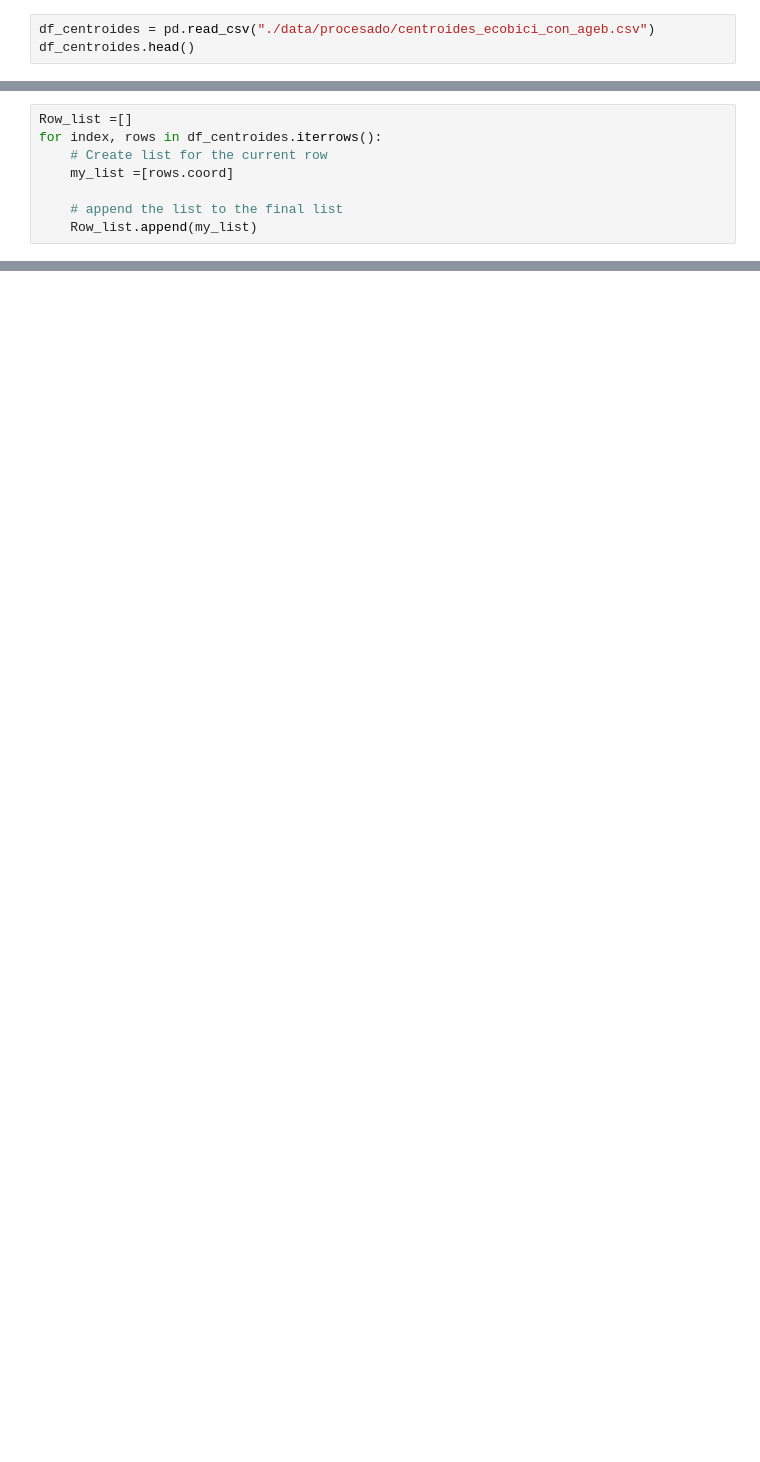
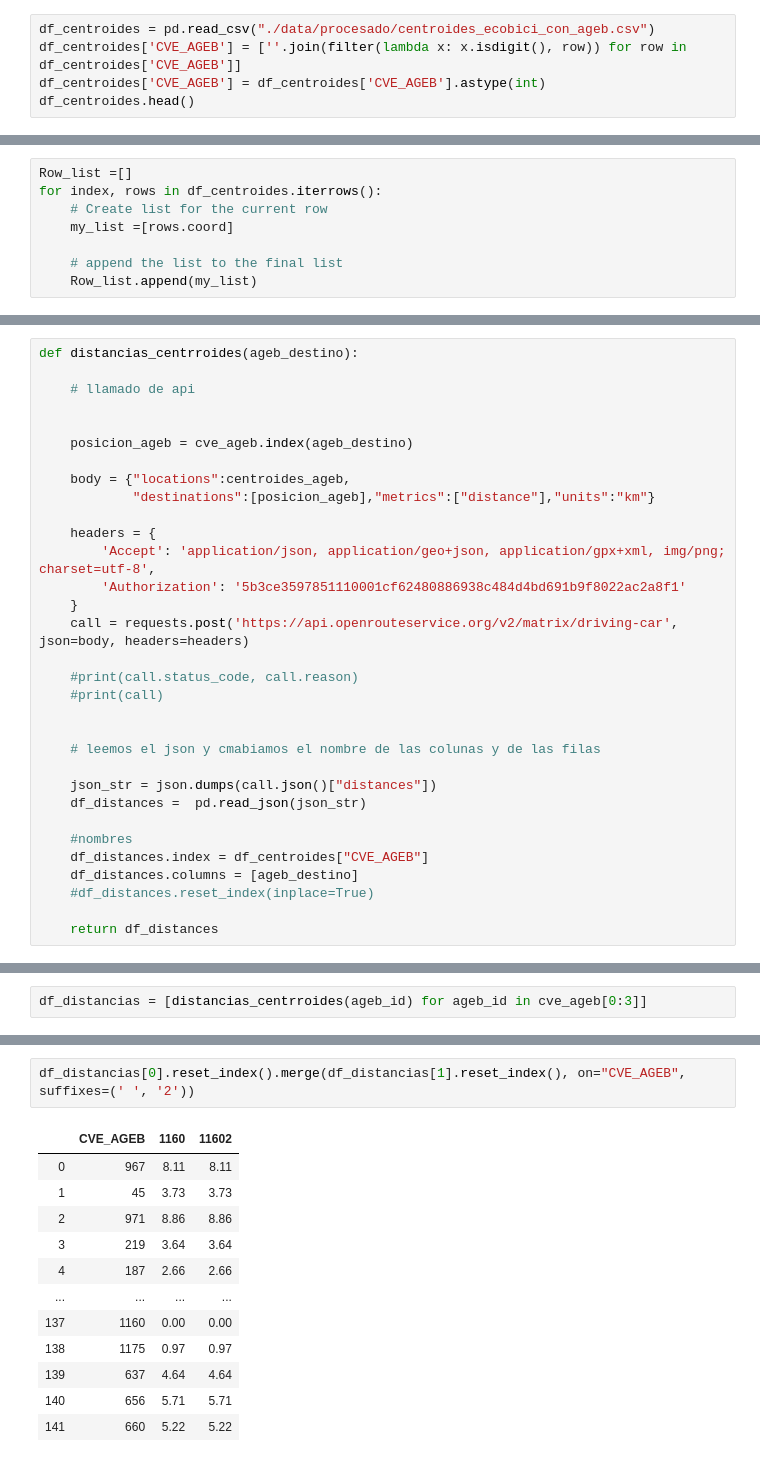
Before and after one commit to paupradel/ecobici_viz, a Jupyter notebook: distancia_entre_agebs.ipynb, the cells around one changed output, grey strips where cells are left out. Drawn from its saved outputs; the diff is of its cells as text; blank space fills up the shorter version.

Commit message:
distancia_entre_centroides

```diff
--- a/distancia_entre_agebs.ipynb
+++ b/distancia_entre_agebs.ipynb
@@ -7,5 +8,7 @@ from pandas.io.json import json_normalize
 # %%
 df_centroides = pd.read_csv("./data/procesado/centroides_ecobici_con_ageb.csv")
+df_centroides['CVE_AGEB'] = [''.join(filter(lambda x: x.isdigit(), row)) for row in df_centroides['CVE_AGEB']]
+df_centroides['CVE_AGEB'] = df_centroides['CVE_AGEB'].astype(int)
 df_centroides.head()
 # %% [output]
 |  | X | Y | Z | CVE_AGEB | DISPLAY_NAME |
@@ -39,0 +97,32 @@ for index, rows in df_centroides.iterrows():
+# %%
+def distancias_centrroides(ageb_destino):
+
+    # llamado de api
+
+
+    posicion_ageb = cve_ageb.index(ageb_destino)
+
+    body = {"locations":centroides_ageb,
+            "destinations":[posicion_ageb],"metrics":["distance"],"units":"km"}
+
+    headers = {
+        'Accept': 'application/json, application/geo+json, application/gpx+xml, img/png; charset=utf-8',
+        'Authorization': '5b3ce3597851110001cf62480886938c484d4bd691b9f8022ac2a8f1'
+    }
+    call = requests.post('https://api.openrouteservice.org/v2/matrix/driving-car', json=body, headers=headers)
+
+    #print(call.status_code, call.reason)
+    #print(call)
+
+
+    # leemos el json y cmabiamos el nombre de las colunas y de las filas
+
+    json_str = json.dumps(call.json()["distances"])
+    df_distances =  pd.read_json(json_str)
+
+    #nombres
+    df_distances.index = df_centroides["CVE_AGEB"]
+    df_distances.columns = [ageb_destino]
+    #df_distances.reset_index(inplace=True)
+
+    return df_distances
@@ -39,0 +146,2 @@ for index, rows in df_centroides.iterrows():
+# %%
+df_distancias = [distancias_centrroides(ageb_id) for ageb_id in cve_ageb[0:3]]
@@ -111,0 +198,15 @@ data
+# %%
+df_distancias[0].reset_index().merge(df_distancias[1].reset_index(), on="CVE_AGEB", suffixes=(' ', '2'))
+# %% [output]
+|  | CVE_AGEB | 1160 | 11602 |
+| 0 | 967 | 8.11 | 8.11 |
+| 1 | 45 | 3.73 | 3.73 |
+| 2 | 971 | 8.86 | 8.86 |
+| 3 | 219 | 3.64 | 3.64 |
+| 4 | 187 | 2.66 | 2.66 |
+| ... | ... | ... | ... |
+| 137 | 1160 | 0.00 | 0.00 |
+| 138 | 1175 | 0.97 | 0.97 |
+| 139 | 637 | 4.64 | 4.64 |
+| 140 | 656 | 5.71 | 5.71 |
+| 141 | 660 | 5.22 | 5.22 |
```
Also changed, not shown: parts of 29 cells of this notebook, 9 other files.
